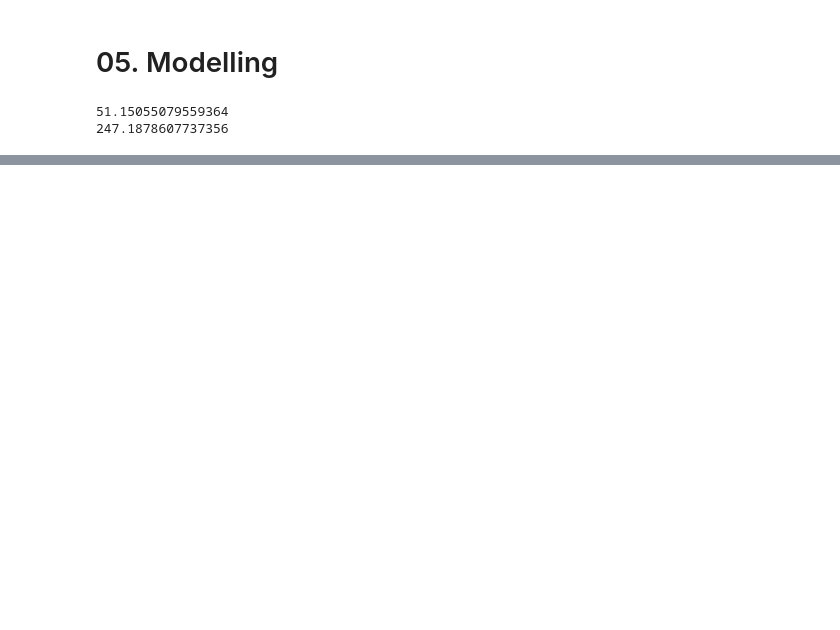
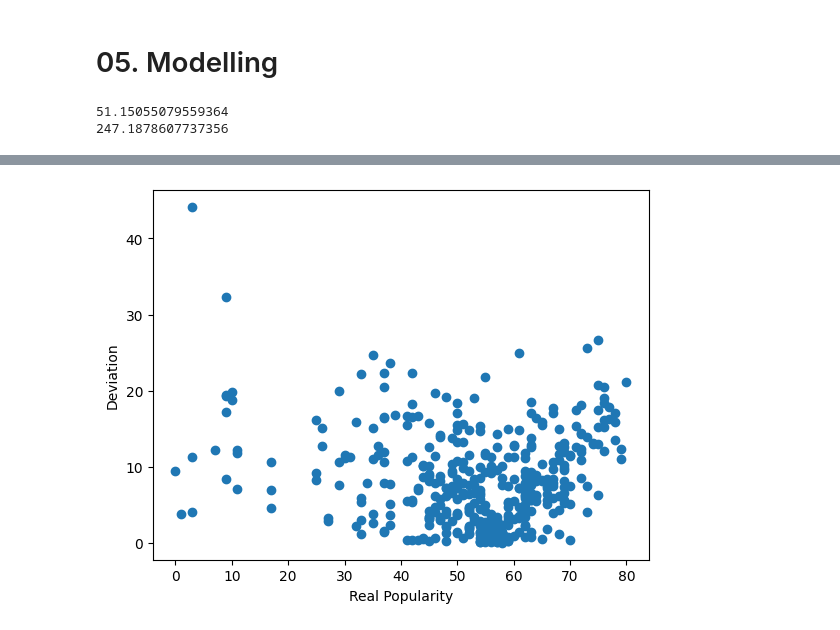
Before and after one commit to danannisar/track-pop, a Jupyter notebook: 04_data_preprocessing_and_modelling.ipynb, the cells around one changed output, grey strips where cells are left out. Cells and saved outputs as stored; diff of their text form; code cells hidden in the pictures; blank space fills up the shorter version.

```diff
--- a/04_data_preprocessing_and_modelling.ipynb
+++ b/04_data_preprocessing_and_modelling.ipynb
@@ -193,0 +530,10 @@ ValueError: X has 25 features, but LinearRegression is expecting 26 features as
+# %%
+popularity_deviation = np.abs(y_test - y_pred)
+
+plt.scatter(y_test, popularity_deviation)
+plt.xlabel("Real Popularity")
+plt.ylabel("Deviation")
+
+plt.show()
+# %% [output]
+[figure, added]
```
Also changed, not shown: parts of 50 cells of this notebook.
